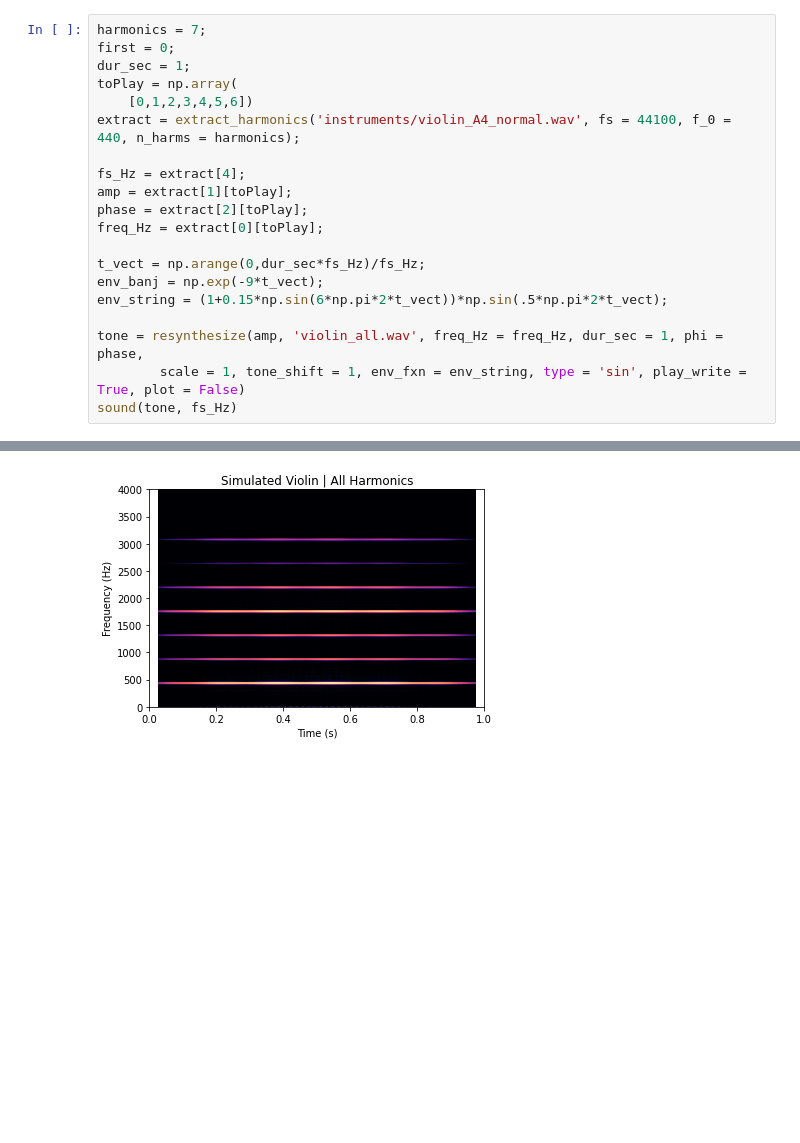
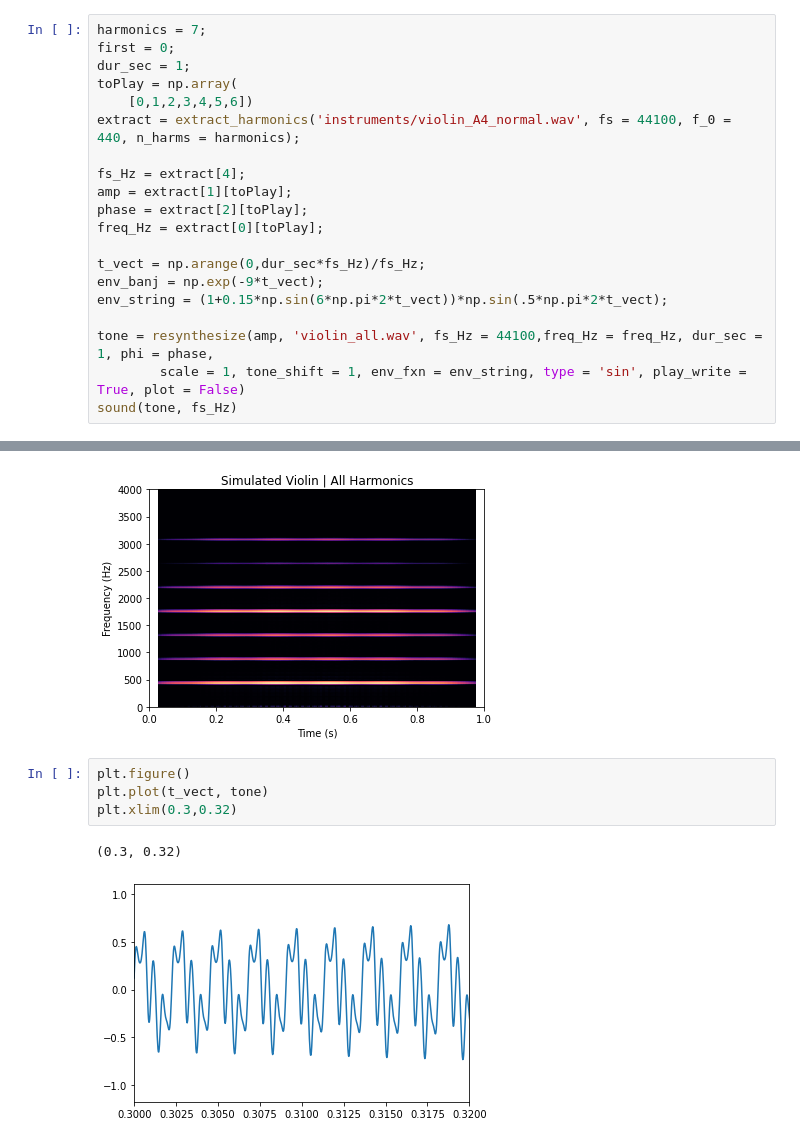
Before and after one commit to sivaprakasaman/Python_Coding_Toolbox, a Jupyter notebook: signal_processing/timbral_inspection/timbre_demo.ipynb, the cells around one changed output, grey strips where cells are left out. Cells and saved outputs as stored; diff of their text form; blank space fills up the shorter version.

```diff
--- a/signal_processing/timbral_inspection/timbre_demo.ipynb
+++ b/signal_processing/timbral_inspection/timbre_demo.ipynb
@@ -41,7 +41,7 @@ t_vect = np.arange(0,dur_sec*fs_Hz)/fs_Hz;
 env_banj = np.exp(-9*t_vect);
 env_string = (1+0.15*np.sin(6*np.pi*2*t_vect))*np.sin(.5*np.pi*2*t_vect);
 
-tone = resynthesize(amp, 'violin_all.wav', freq_Hz = freq_Hz, dur_sec = 1, phi = phase,
+tone = resynthesize(amp, 'violin_all.wav', fs_Hz = 44100,freq_Hz = freq_Hz, dur_sec = 1, phi = phase,
         scale = 1, tone_shift = 1, env_fxn = env_string, type = 'sin', play_write = True, plot = False)
 sound(tone, fs_Hz)
 # %% [markdown]
@@ -51,3 +51,10 @@ get_spect(tone, fs_Hz, DR = 200, BW = 75, xlim = [0,1], ylim = [0,4000],
           colormap = 'magma',title = 'Simulated Violin | All Harmonics');
 # %% [output]
 [figure]
+# %%
+plt.figure()
+plt.plot(t_vect, tone)
+plt.xlim(0.3,0.32)
+# %% [output]
+(0.3, 0.32)
+[figure, added]
```
Also changed, not shown: 2 other files.
